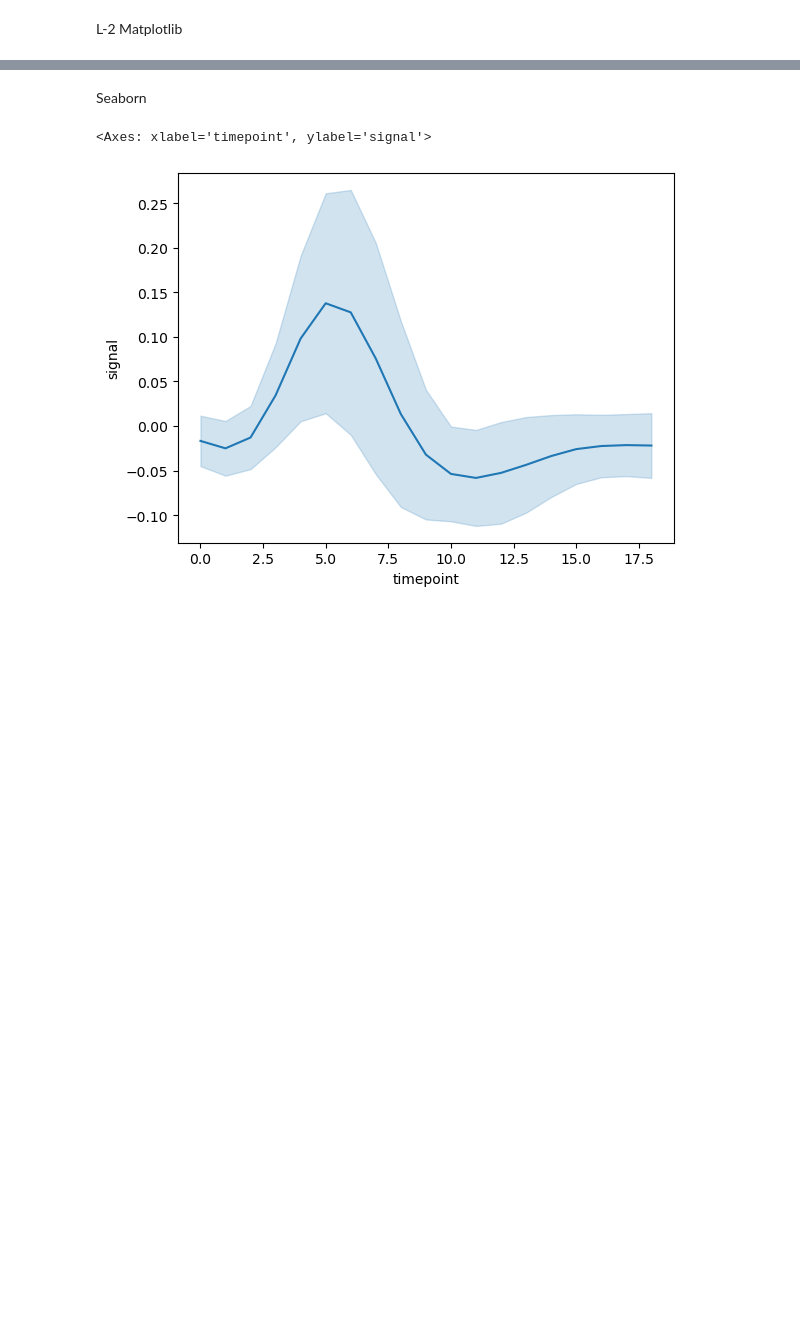
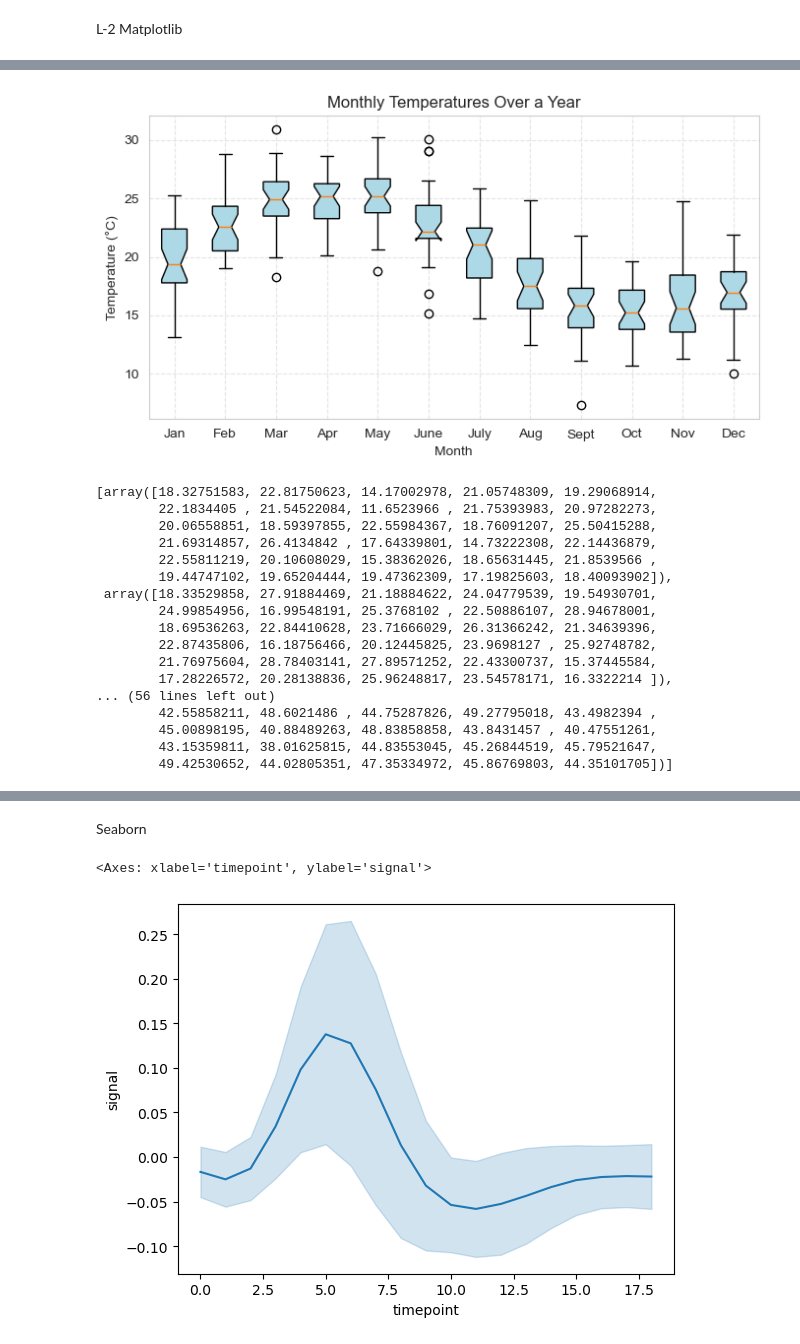
Before and after one commit to omkcan/DV, a Jupyter notebook: endsem_prep.ipynb, the cells around one changed output, grey strips where cells are left out. Cells and saved outputs as stored; diff of their text form; code cells hidden in the pictures; blank space fills up the shorter version.

```diff
--- a/endsem_prep.ipynb
+++ b/endsem_prep.ipynb
@@ -57,0 +61,37 @@ plt.show()
+# %%
+np.random.seed(1)
+temps = [np.random.normal(loc=20 + 5*np.sin((m/12)*2*np.pi), scale=3, size=30) for m in range(12)]
+months = ["Jan","Feb","Mar","Apr","May","June","July","Aug","Sept","Oct","Nov","Dec"]
+
+plt.figure(figsize=(8,4))
+plt.boxplot(temps, tick_labels=months, notch=True, patch_artist=True,
+            boxprops=dict(facecolor='lightblue'))
+plt.title("Monthly Temperatures Over a Year")
+plt.xlabel("Month")
+plt.ylabel("Temperature (°C)")
+plt.grid(linestyle='--', alpha=0.5)
+plt.show()
+
+
+temps = [np.random.normal(loc=20 + 5*np.sin(m/12)*2*np.pi, scale=3, size=30) for m in range(12)]
+
+temps
+# %% [output]
+[figure, added]
+[array([18.32751583, 22.81750623, 14.17002978, 21.05748309, 19.29068914,
+        22.1834405 , 21.54522084, 11.6523966 , 21.75393983, 20.97282273,
+        20.06558851, 18.59397855, 22.55984367, 18.76091207, 25.50415288,
+        21.69314857, 26.4134842 , 17.64339801, 14.73222308, 22.14436879,
+        22.55811219, 20.10608029, 15.38362026, 18.65631445, 21.8539566 ,
+        19.44747102, 19.65204444, 19.47362309, 17.19825603, 18.40093902]),
+ array([18.33529858, 27.91884469, 21.18884622, 24.04779539, 19.54930701,
+        24.99854956, 16.99548191, 25.3768102 , 22.50886107, 28.94678001,
+        18.69536263, 22.84410628, 23.71666029, 26.31366242, 21.34639396,
+        22.87435806, 16.18756466, 20.12445825, 23.9698127 , 25.92748782,
+        21.76975604, 28.78403141, 27.89571252, 22.43300737, 15.37445584,
+        17.28226572, 20.28138836, 25.96248817, 23.54578171, 16.3322214 ]),
+... (56 lines left out)
+        42.55858211, 48.6021486 , 44.75287826, 49.27795018, 43.4982394 ,
+        45.00898195, 40.88489263, 48.83858858, 43.8431457 , 40.47551261,
+        43.15359811, 38.01625815, 44.83553045, 45.26844519, 45.79521647,
+        49.42530652, 44.02805351, 47.35334972, 45.86769803, 44.35101705])]
```
Also changed, not shown: parts of 9 cells of this notebook.
